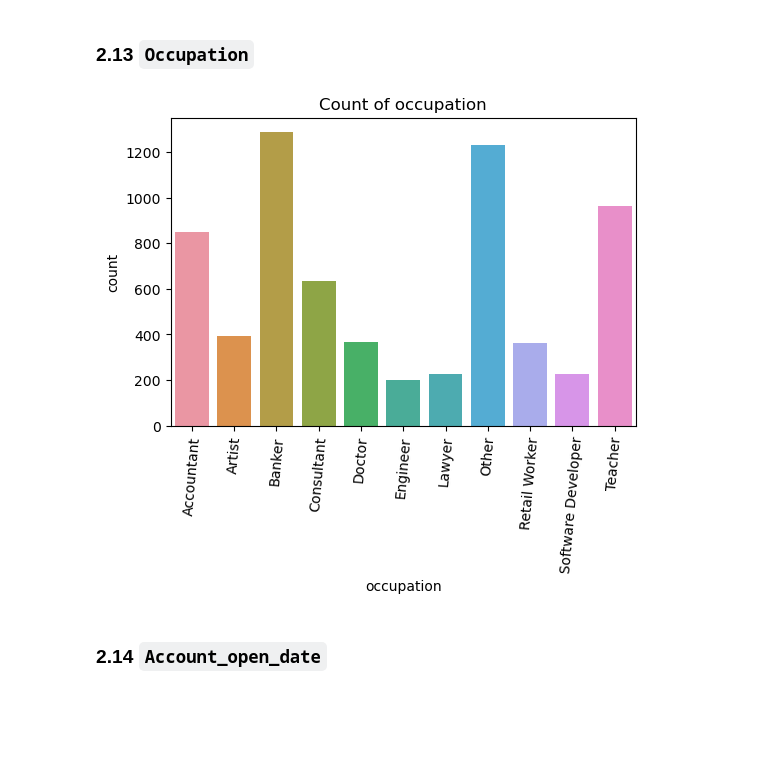
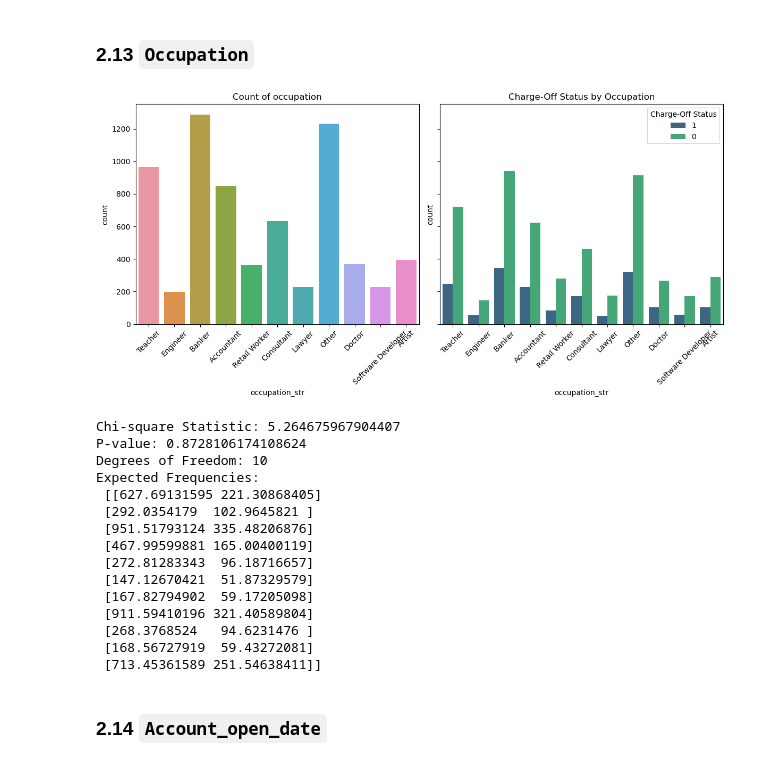
Before and after one commit to hchamikadilshan/CreditRisk360-ISC2024, a Jupyter notebook: notebooks/4 - eda.ipynb, the cells around one changed output. Drawn from its saved outputs; the diff is of its cells as text; code cells hidden in the pictures; blank space fills up the shorter version.

```diff
--- a/notebooks/4 - eda.ipynb
+++ b/notebooks/4 - eda.ipynb
@@ -670,14 +707,46 @@ plt.show()
 # %% [markdown]
 ### 2.13 `Occupation`
-# %%
-col= "occupation"
-plt.figure(figsize=(6, 4))
-sns.countplot(x=col, data=data)
-plt.title(f"Count of {col}")
-plt.xticks(rotation=85)
-plt.show()
-# %% [output]
-[figure, removed]
+# %%
+fig, axes = plt.subplots(1, 2, figsize=(12, 6), sharey=True)
+
+sns.countplot(x="occupation_str", data=data, ax=axes[0])
+axes[0].set_title("Count of occupation")
+axes[0].set_xticklabels(axes[0].get_xticklabels(), rotation=45)
+
+sns.countplot(x="occupation_str", hue="charge_off_status_str", data=data, palette="viridis", ax=axes[1])
+axes[1].set_title("Charge-Off Status by Occupation")
+axes[1].set_xticklabels(axes[1].get_xticklabels(), rotation=45)
+axes[1].legend(title="Charge-Off Status")
+
+plt.tight_layout()
+plt.show()
+# %% [output]
+[figure, added]
+# %%
+contingency_table = pd.crosstab(data['occupation_str'], data['charge_off_status_str'])
+
+chi2, p, dof, expected = chi2_contingency(contingency_table)
+
+print("Chi-square Statistic:", chi2)
+print("P-value:", p)
+print("Degrees of Freedom:", dof)
+print("Expected Frequencies:\n", expected)
+# %% [output]
+Chi-square Statistic: 5.264675967904407
+P-value: 0.8728106174108624
+Degrees of Freedom: 10
+Expected Frequencies:
+ [[627.69131595 221.30868405]
+ [292.0354179  102.9645821 ]
+ [951.51793124 335.48206876]
+ [467.99599881 165.00400119]
+ [272.81283343  96.18716657]
+ [147.12670421  51.87329579]
+ [167.82794902  59.17205098]
+ [911.59410196 321.40589804]
+ [268.3768524   94.6231476 ]
+ [168.56727919  59.43272081]
+ [713.45361589 251.54638411]]
 # %% [markdown]
 ### 2.14 `Account_open_date`
 # %%
```
Also changed, not shown: parts of 75 cells of this notebook.
